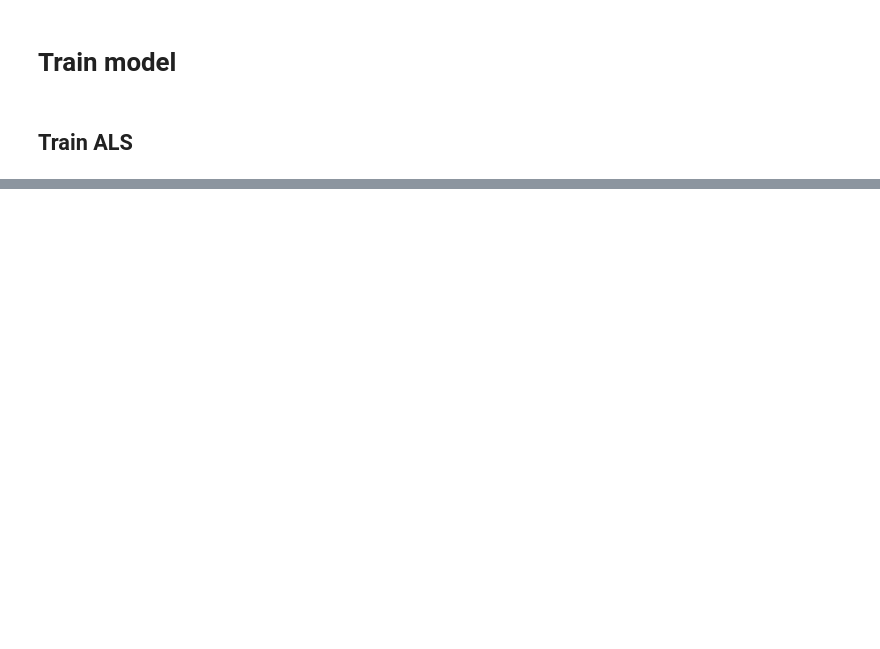
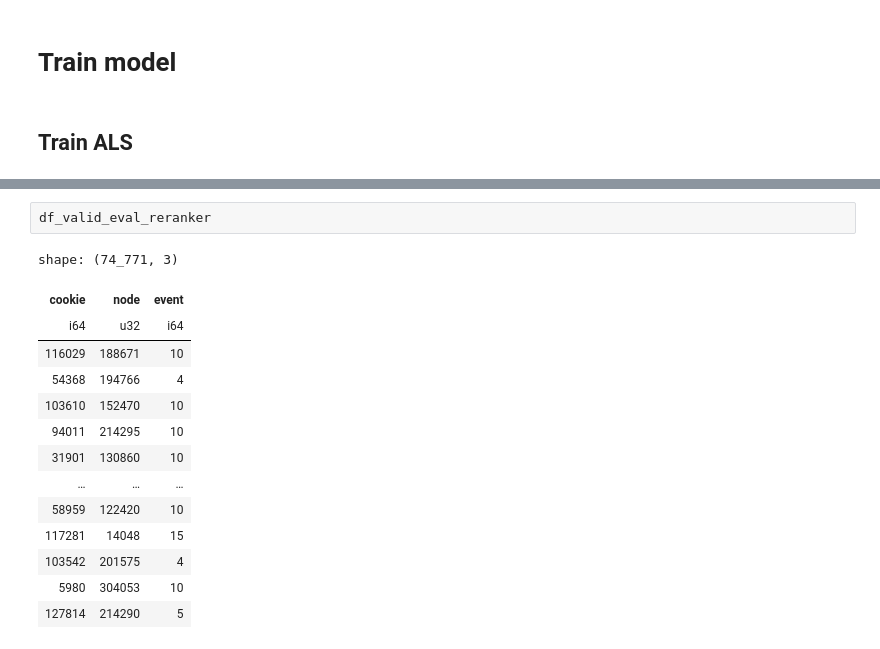
Before and after one commit to s1lver29/avito_cup_ml_2025, a Jupyter notebook: notebooks/baseline.ipynb, the cells around one changed output, grey strips where cells are left out. Drawn from its saved outputs; the diff is of its cells as text; blank space fills up the shorter version.

```diff
--- a/notebooks/baseline.ipynb
+++ b/notebooks/baseline.ipynb
@@ -170,0 +971,17 @@ recall_at(df_eval, df_pred, k=40)
+# %%
+df_valid_eval_reranker
+# %% [output]
+shape: (74_771, 3)
+| cookie | node | event |
+| i64 | u32 | i64 |
+| 116029 | 188671 | 10 |
+| 54368 | 194766 | 4 |
+| 103610 | 152470 | 10 |
+| 94011 | 214295 | 10 |
+| 31901 | 130860 | 10 |
+| … | … | … |
+| 58959 | 122420 | 10 |
+| 117281 | 14048 | 15 |
+| 103542 | 201575 | 4 |
+| 5980 | 304053 | 10 |
+| 127814 | 214290 | 5 |
```
Also changed, not shown: parts of 38 cells of this notebook.
